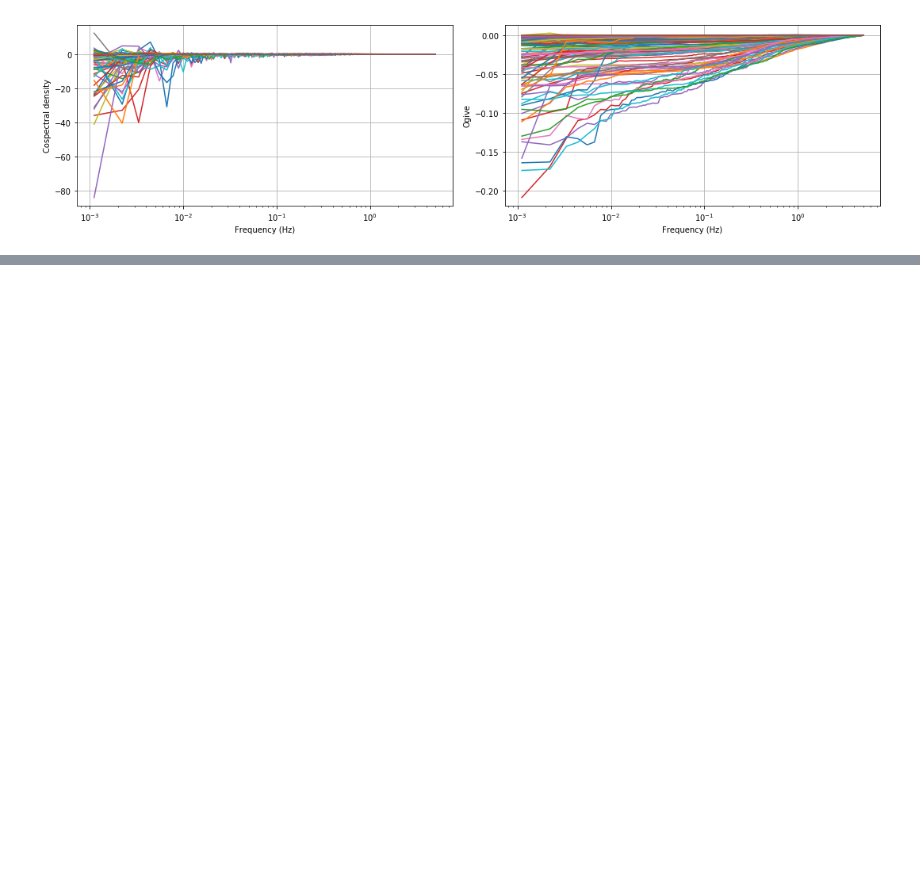
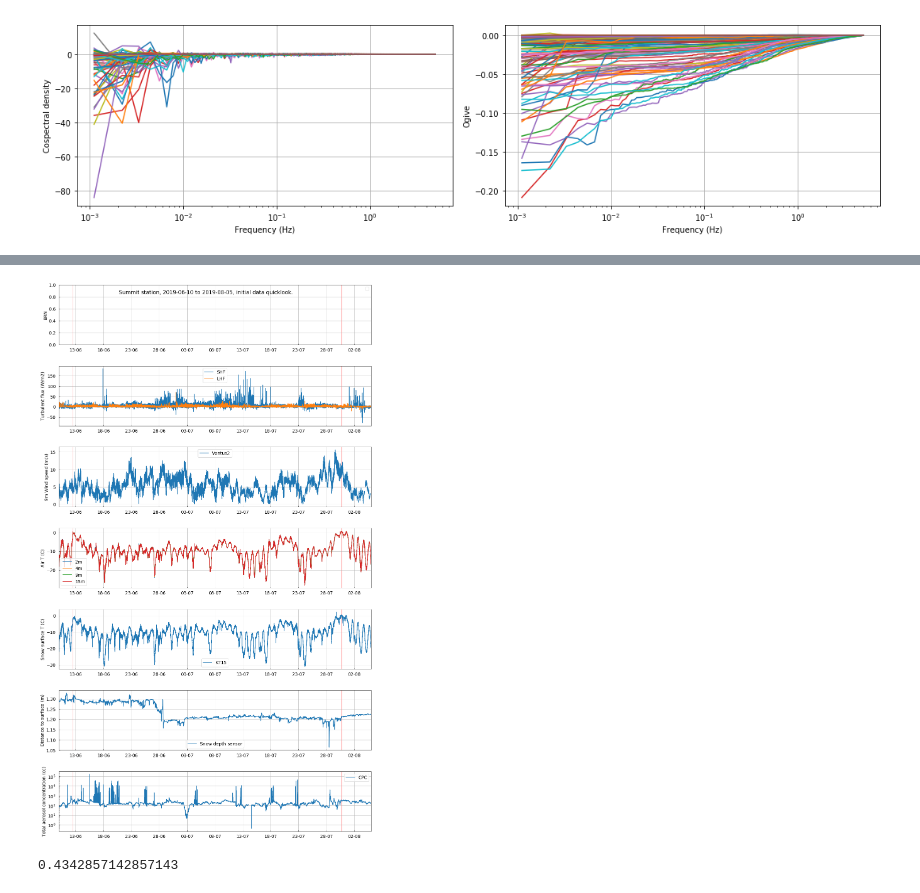
Before and after one commit to heatherguy/ICECAPS-ACE, a Jupyter notebook: DataParse/fluxtower_process.ipynb, the cells around one changed output, grey strips where cells are left out. Saved outputs shown, nothing was run; the diff lists cells and outputs as text; code cells hidden in the pictures; blank space fills up the shorter version.

```diff
--- a/DataParse/fluxtower_process.ipynb
+++ b/DataParse/fluxtower_process.ipynb
@@ -183,0 +324,44 @@ P0 = 100000.0 # Standard reference pressure, Pa
+# %%
+# Subsample cpc minutely too.
+cpc_min = cpc_counts['Concentration (/cm3)'].resample('1T').mean()
+# %%
+# Subplots: Bulk rich? , fluxes, wspd, T, KT, SND, aerosol count
+fluxes=[flux_pro['SHF'],flux_pro['LHF']]
+SND=[snd['depth_Tcorrected']]
+KT=[kt['T']]
+temps =[hmp1_min,hmp2_min,hmp3_min,hmp4_min]
+CPC=[cpc_min]
+wspd = [v2_minutely]
+
+plot_vars=[br,fluxes,wspd,temps,KT,SND,CPC]
+colours = ['C0','C1','C2','C3']
+labels=[['BRN'],['SHF','LHF'],['Ventus2'],['2m','4m','9m','15m'],['KT15'],['Snow depth sensor'],['CPC']]
+ylabels=['BRN','Turbulent flux (W/m2)','9m Wind speed (m/s)','Air T (C)','Snow surface T (C)','Distance to surface (m)','Total aerosol concentration (cc)']
+ymin=[0,0,0,0,0,0,0]
+ymax=[200,200,200,200,200,200,200]
+# %%
+fig, axs = plt.subplots(7,figsize=(15,25))
+fig.suptitle('Summit station, %s to %s, initial data quicklook.'%(str(start.date()),str(stop.date())))
+for i in range(0,len(axs)):
+    var = plot_vars[i]
+    for j in range(0,len(var)):
+        if i==6:
+            axs[i].semilogy(var[j],label=labels[i][j])
+        else:
+            axs[i].plot(var[j],label=labels[i][j],c=colours[j])
+
+    axs[i].grid(True)
+    axs[i].set_ylabel(ylabels[i])
+    axs[i].set_xlim(start,stop)
+    axs[i].legend()
+    axs[i].xaxis.set_major_formatter(myFmt)
+    axs[i].xaxis.set_major_locator(rule)
+    axs[i].axvspan(dt.datetime(2019,7,30,15,0,0),dt.datetime(2019,7,30,19,41,0),ymin=ymin[i],ymax=ymax[i],facecolor='r',alpha=0.2)
+    axs[i].axvline(dt.datetime(2019,6,12,13,0,0),c='r',alpha=0.2)
+fig.tight_layout()
+# %% [output]
+[figure, added]
+# %%
+min(CPC[0])
+# %% [output]
+0.4342857142857143
```
Also changed, not shown: parts of 13 cells of this notebook, 11 other files.
